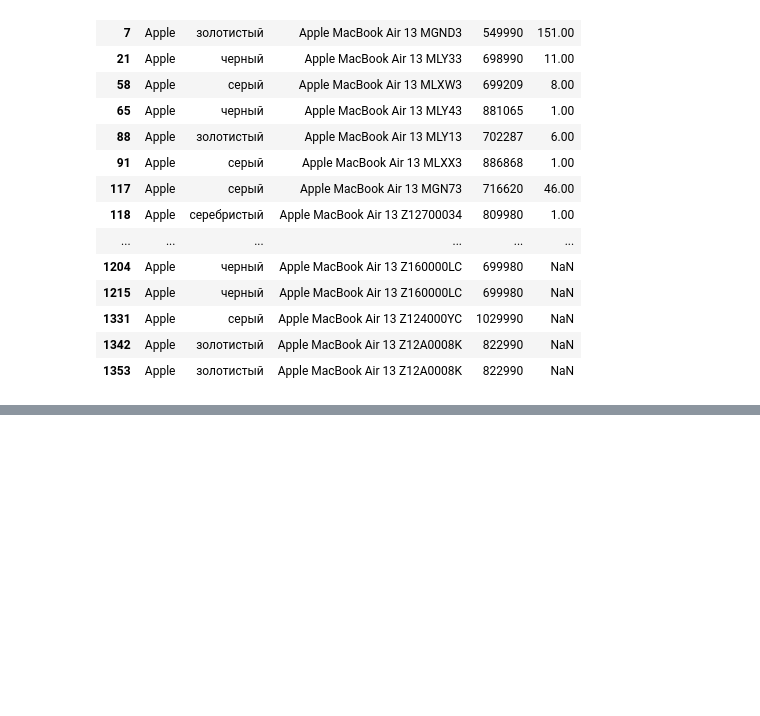
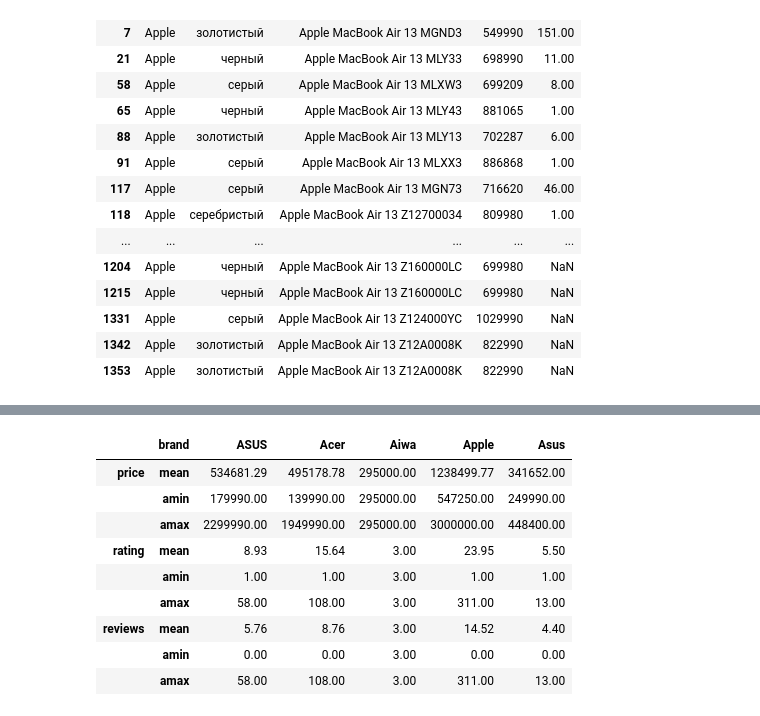
Before and after one commit to BMukhtar/KBot, a Jupyter notebook: kaspi_analyze.ipynb, the cells around one changed output, grey strips where cells are left out. Saved outputs shown, nothing was run; the diff lists cells and outputs as text; code cells hidden in the pictures; blank space fills up the shorter version.

```diff
--- a/kaspi_analyze.ipynb
+++ b/kaspi_analyze.ipynb
@@ -252,0 +267,13 @@ df
+# %%
+df.groupby(["brand"])[columns].agg([np.mean, np.min, np.max]).head().transpose()
+# %% [output]
+|  | brand | ASUS | Acer | Aiwa | Apple | Asus |
+| price | mean | 534681.29 | 495178.78 | 295000.00 | 1238499.77 | 341652.00 |
+|  | amin | 179990.00 | 139990.00 | 295000.00 | 547250.00 | 249990.00 |
+|  | amax | 2299990.00 | 1949990.00 | 295000.00 | 3000000.00 | 448400.00 |
+| rating | mean | 8.93 | 15.64 | 3.00 | 23.95 | 5.50 |
+|  | amin | 1.00 | 1.00 | 3.00 | 1.00 | 1.00 |
+|  | amax | 58.00 | 108.00 | 3.00 | 311.00 | 13.00 |
+| reviews | mean | 5.76 | 8.76 | 3.00 | 14.52 | 4.40 |
+|  | amin | 0.00 | 0.00 | 3.00 | 0.00 | 0.00 |
+|  | amax | 58.00 | 108.00 | 3.00 | 311.00 | 13.00 |
```
Also changed, not shown: parts of 2 cells of this notebook.
